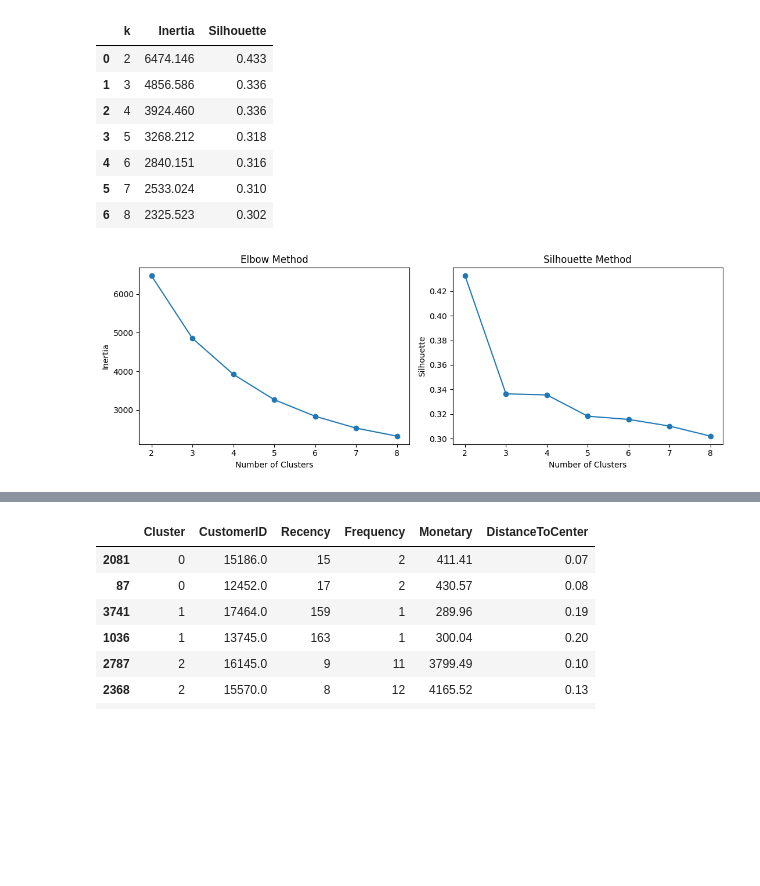
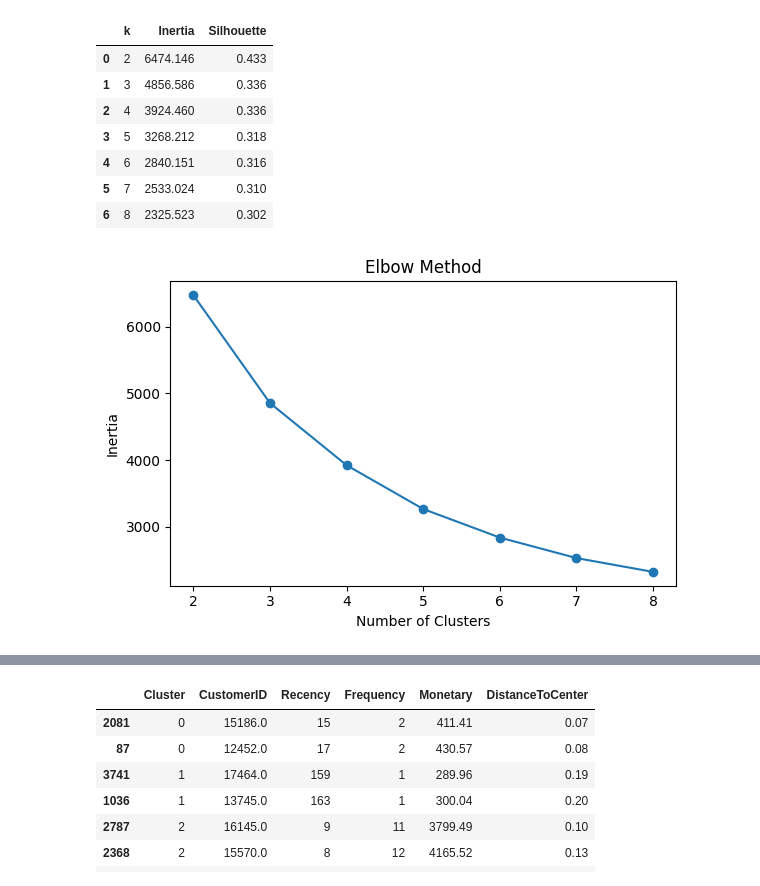
Before and after one commit to Dan2805/post_3_medium, a Jupyter notebook: module_3_code.ipynb, the cells around one changed output, grey strips where cells are left out. Drawn from its saved outputs; the diff is of its cells as text; code cells hidden in the pictures; blank space fills up the shorter version.

```diff
--- a/module_3_code.ipynb
+++ b/module_3_code.ipynb
@@ -86,13 +86,11 @@ display(scores.round(3))
 | 5 | 7 | 2533.024 | 0.310 |
 | 6 | 8 | 2325.523 | 0.302 |
 # %%
-fig, ax = plt.subplots(1, 2, figsize = (11, 4))
-ax[0].plot(scores["k"], scores["Inertia"], marker = "o")
-ax[0].set(title = "Elbow Method", xlabel = "Number of Clusters", ylabel = "Inertia")
-ax[1].plot(scores["k"], scores["Silhouette"], marker = "o")
-ax[1].set(title = "Silhouette Method", xlabel = "Number of Clusters", ylabel = "Silhouette")
+fig, ax = plt.subplots(figsize = (6, 4))
+ax.plot(scores["k"], scores["Inertia"], marker = "o")
+ax.set(title = "Elbow Method", xlabel = "Number of Clusters", ylabel = "Inertia")
 plt.tight_layout()
 plt.show()
 # %% [output]
-[figure, old version]
+[figure, new version]
 # %%
```
Also changed, not shown: parts of 1 cell of this notebook.
